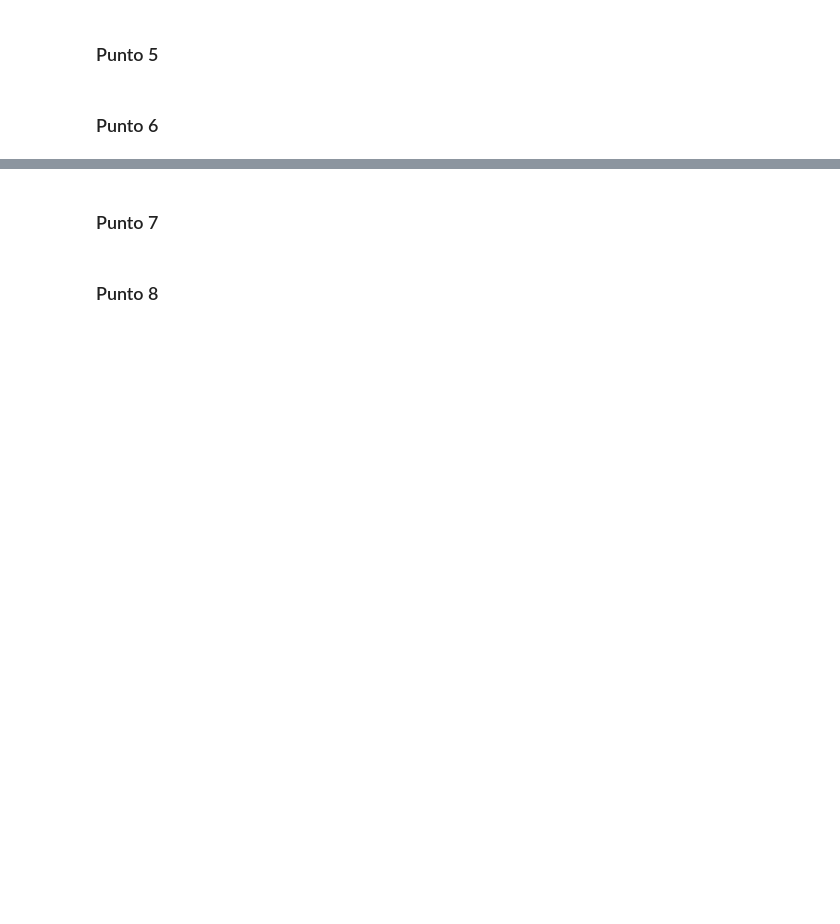
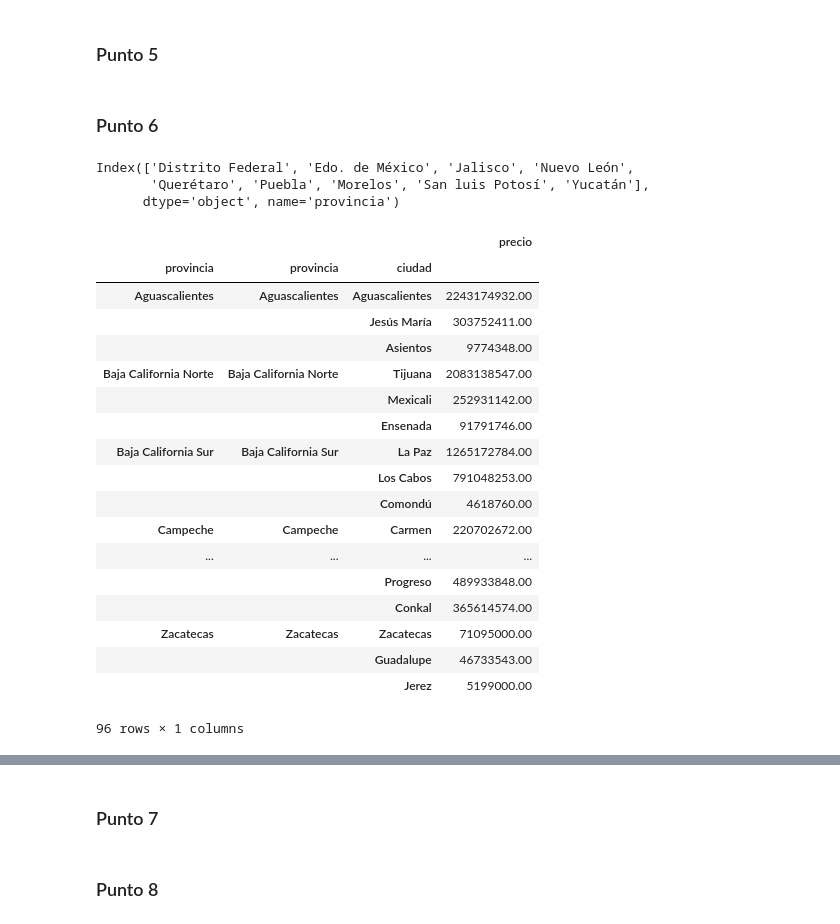
Before and after one commit to nbuzzano/7506-zonaprop, a Jupyter notebook: zonaprop-data-analysis.ipynb, the cells around one changed output, grey strips where cells are left out. Saved outputs shown, nothing was run; the diff lists cells and outputs as text; code cells hidden in the pictures; blank space fills up the shorter version.

```diff
--- a/zonaprop-data-analysis.ipynb
+++ b/zonaprop-data-analysis.ipynb
@@ -242,0 +246,2 @@ df3.groupby(['provincia','ciudad']).apply(lambda _df: _df.nlargest(((_df.precio.
+# %%
+df6 = df.copy()
@@ -243 +252,7 @@ df3.groupby(['provincia','ciudad']).apply(lambda _df: _df.nlargest(((_df.precio.
+# %%
+pd.merge(provincias_caras, provincias_pobladas, how='inner', on='provincia').index
+# %% [output]
+Index(['Distrito Federal', 'Edo. de México', 'Jalisco', 'Nuevo León',
+       'Querétaro', 'Puebla', 'Morelos', 'San luis Potosí', 'Yucatán'],
+      dtype='object', name='provincia')
 # %%
@@ -247,0 +261,23 @@ df3.groupby(['provincia','ciudad']).apply(lambda _df: _df.nlargest(((_df.precio.
+# %%
+df6aux = pd.DataFrame(df6.groupby(['provincia','ciudad']).precio.sum())
+df6aux.groupby(['provincia']).apply(lambda _df: _df.nlargest(3,'precio'))
+# %% [output]
+|  |  |  | precio |
+| provincia | provincia | ciudad |  |
+| Aguascalientes | Aguascalientes | Aguascalientes | 2243174932.00 |
+|  |  | Jesús María | 303752411.00 |
+|  |  | Asientos | 9774348.00 |
+| Baja California Norte | Baja California Norte | Tijuana | 2083138547.00 |
+|  |  | Mexicali | 252931142.00 |
+|  |  | Ensenada | 91791746.00 |
+| Baja California Sur | Baja California Sur | La Paz | 1265172784.00 |
+|  |  | Los Cabos | 791048253.00 |
+|  |  | Comondú | 4618760.00 |
+| Campeche | Campeche | Carmen | 220702672.00 |
+| ... | ... | ... | ... |
+|  |  | Progreso | 489933848.00 |
+|  |  | Conkal | 365614574.00 |
+| Zacatecas | Zacatecas | Zacatecas | 71095000.00 |
+|  |  | Guadalupe | 46733543.00 |
+|  |  | Jerez | 5199000.00 |
+96 rows × 1 columns
```
Also changed, not shown: parts of 10 cells of this notebook.
